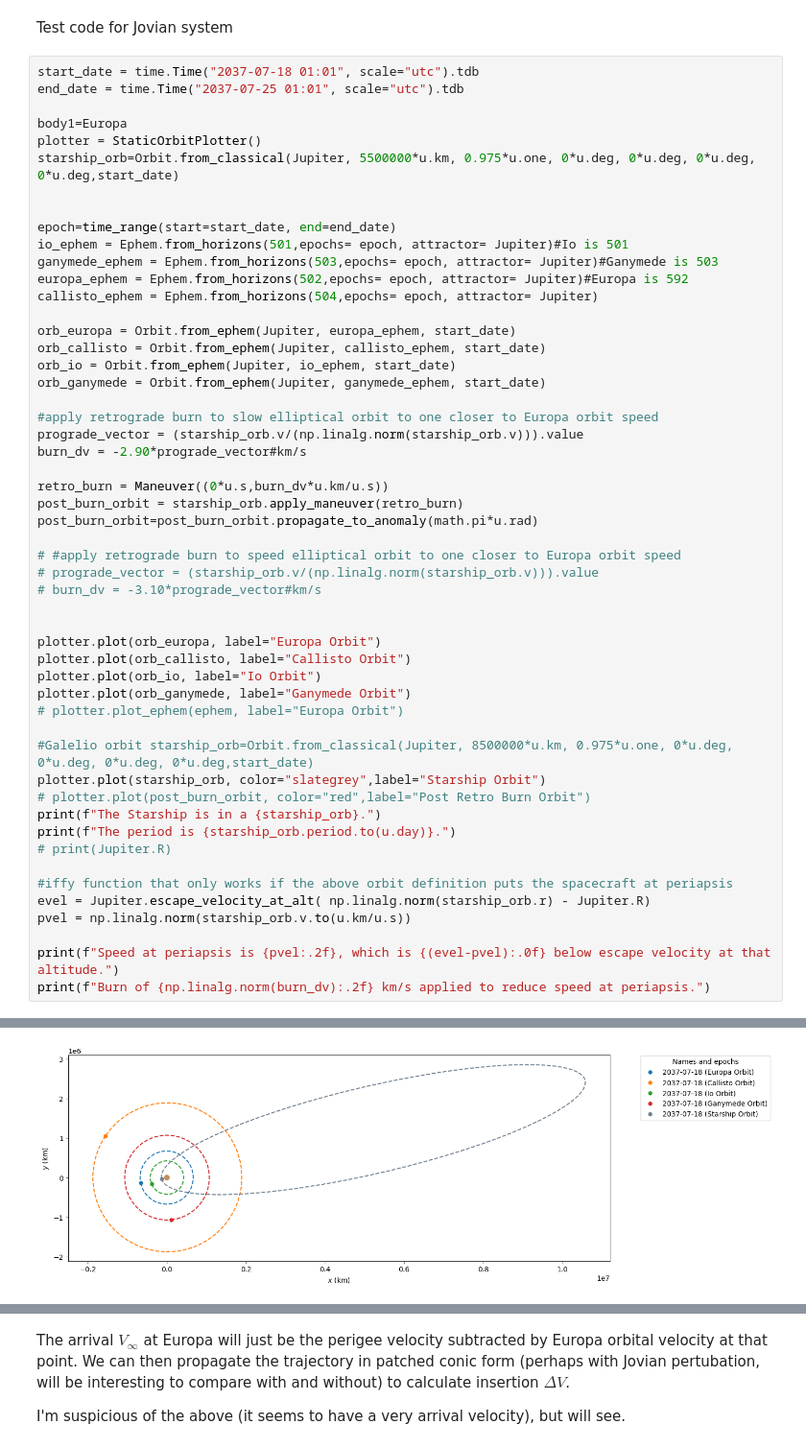
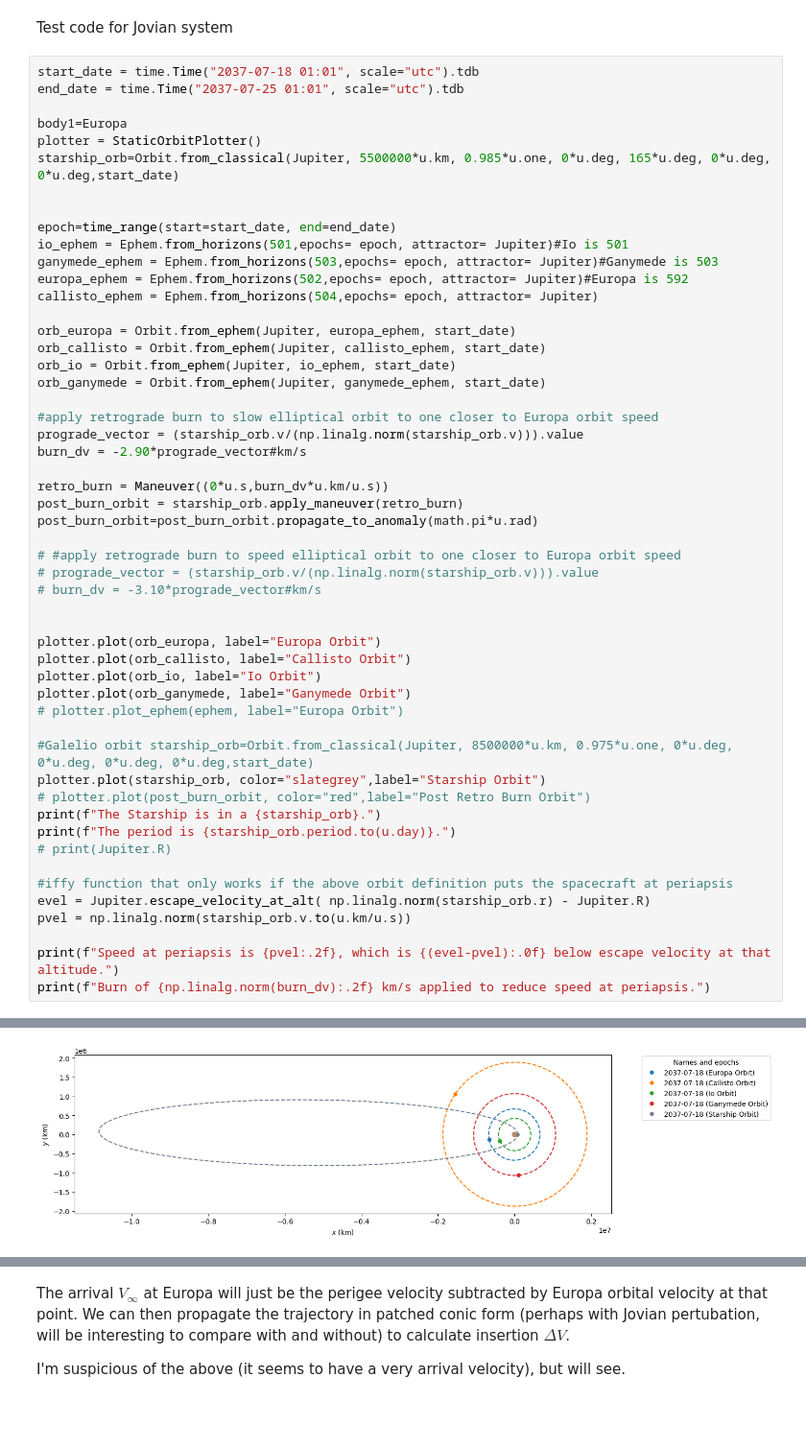
Before and after one commit to jackSN8/orbits.js, a Jupyter notebook: jovian_orbit_testing.ipynb, the cells around one changed output, grey strips where cells are left out. Shown at 96% size. Drawn from its saved outputs; the diff is of its cells as text; blank space fills up the shorter version.

```diff
--- a/jovian_orbit_testing.ipynb
+++ b/jovian_orbit_testing.ipynb
@@ -43,7 +43,7 @@ end_date = time.Time("2037-07-25 01:01", scale="utc").tdb
 
 body1=Europa
 plotter = StaticOrbitPlotter()
-starship_orb=Orbit.from_classical(Jupiter, 5500000*u.km, 0.975*u.one, 0*u.deg, 0*u.deg, 0*u.deg, 0*u.deg,start_date)
+starship_orb=Orbit.from_classical(Jupiter, 5500000*u.km, 0.985*u.one, 0*u.deg, 165*u.deg, 0*u.deg, 0*u.deg,start_date)
 
 
 epoch=time_range(start=start_date, end=end_date)
@@ -103,5 +103,5 @@ Speed at periapsis is 42.66 km / s, which is 269 m / s below escape velocity at
 Burn of 2.90 km/s applied to reduce speed at periapsis.
-[figure, old version]
+[figure, new version]
 # %%
 #From that orbit, how much DV to land on Europa?
 #its not obvious how reducing the orbit down with g assists would be calculated, but lets assume we can get to
```
Also changed, not shown: parts of 3 cells of this notebook, 27 other files.
